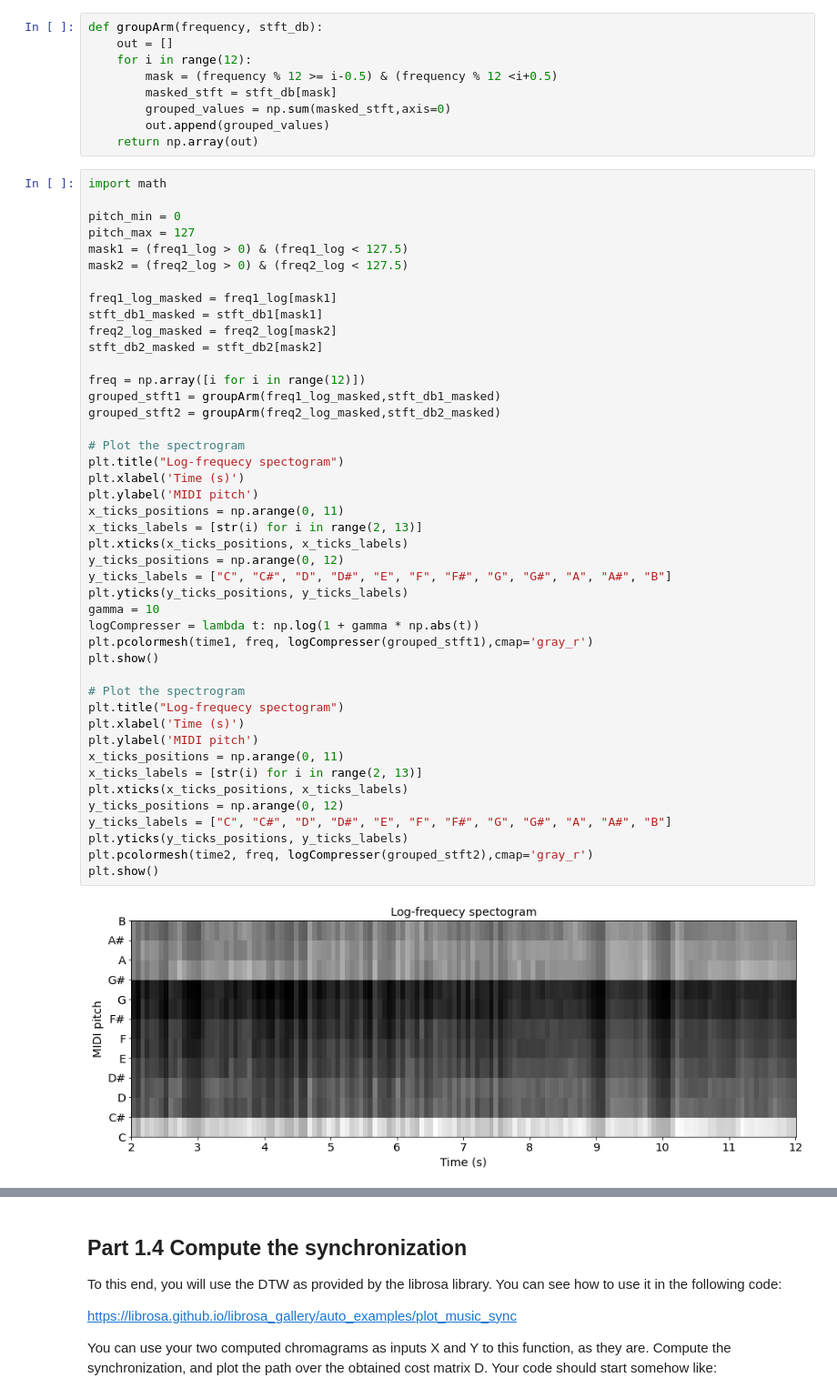
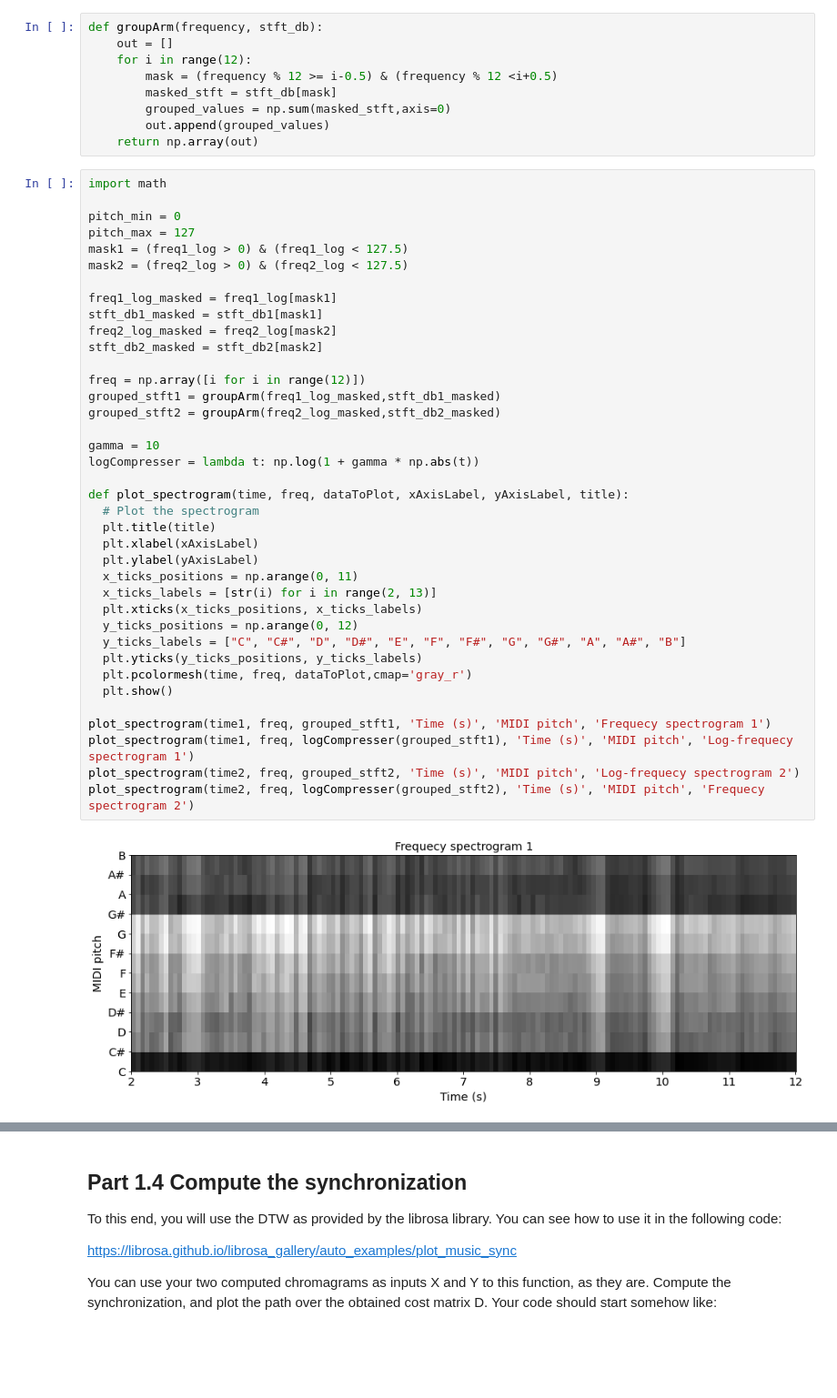
Before and after one commit to simoclemens/KTH-MusicInformaticsLabs, a Jupyter notebook: DT2470_lab03-1.ipynb, the cells around one changed output, grey strips where cells are left out. Shown at 91% size. Saved outputs shown, nothing was run; the diff lists cells and outputs as text; blank space fills up the shorter version.

```diff
--- a/DT2470_lab03-1.ipynb
+++ b/DT2470_lab03-1.ipynb
@@ -282,46 +282,40 @@ def groupArm(frequency, stft_db):
 # %%
 import math
 
 pitch_min = 0
 pitch_max = 127
 mask1 = (freq1_log > 0) & (freq1_log < 127.5)
 mask2 = (freq2_log > 0) & (freq2_log < 127.5)
 
 freq1_log_masked = freq1_log[mask1]
 stft_db1_masked = stft_db1[mask1]
 freq2_log_masked = freq2_log[mask2]
 stft_db2_masked = stft_db2[mask2]
 
 freq = np.array([i for i in range(12)])
 grouped_stft1 = groupArm(freq1_log_masked,stft_db1_masked)
 grouped_stft2 = groupArm(freq2_log_masked,stft_db2_masked)
 
-# Plot the spectrogram
-plt.title("Log-frequecy spectogram")
-plt.xlabel('Time (s)')
-plt.ylabel('MIDI pitch')
-x_ticks_positions = np.arange(0, 11)
-x_ticks_labels = [str(i) for i in range(2, 13)]
-plt.xticks(x_ticks_positions, x_ticks_labels)
-y_ticks_positions = np.arange(0, 12)
-y_ticks_labels = ["C", "C#", "D", "D#", "E", "F", "F#", "G", "G#", "A", "A#", "B"]
-plt.yticks(y_ticks_positions, y_ticks_labels)
 gamma = 10
 logCompresser = lambda t: np.log(1 + gamma * np.abs(t))
-plt.pcolormesh(time1, freq, logCompresser(grouped_stft1),cmap='gray_r')
-plt.show()
 
-# Plot the spectrogram
-plt.title("Log-frequecy spectogram")
-plt.xlabel('Time (s)')
-plt.ylabel('MIDI pitch')
-x_ticks_positions = np.arange(0, 11)
-x_ticks_labels = [str(i) for i in range(2, 13)]
-plt.xticks(x_ticks_positions, x_ticks_labels)
-y_ticks_positions = np.arange(0, 12)
-y_ticks_labels = ["C", "C#", "D", "D#", "E", "F", "F#", "G", "G#", "A", "A#", "B"]
-plt.yticks(y_ticks_positions, y_ticks_labels)
-plt.pcolormesh(time2, freq, logCompresser(grouped_stft2),cmap='gray_r')
-plt.show()
+def plot_spectrogram(time, freq, dataToPlot, xAxisLabel, yAxisLabel, title):
+  # Plot the spectrogram
+  plt.title(title)
+  plt.xlabel(xAxisLabel)
+  plt.ylabel(yAxisLabel)
+  x_ticks_positions = np.arange(0, 11)
+  x_ticks_labels = [str(i) for i in range(2, 13)]
+  plt.xticks(x_ticks_positions, x_ticks_labels)
+  y_ticks_positions = np.arange(0, 12)
+  y_ticks_labels = ["C", "C#", "D", "D#", "E", "F", "F#", "G", "G#", "A", "A#", "B"]
+  plt.yticks(y_ticks_positions, y_ticks_labels)
+  plt.pcolormesh(time, freq, dataToPlot,cmap='gray_r')
+  plt.show()
+
+plot_spectrogram(time1, freq, grouped_stft1, 'Time (s)', 'MIDI pitch', 'Frequecy spectrogram 1')
+plot_spectrogram(time1, freq, logCompresser(grouped_stft1), 'Time (s)', 'MIDI pitch', 'Log-frequecy spectrogram 1')
+plot_spectrogram(time2, freq, grouped_stft2, 'Time (s)', 'MIDI pitch', 'Log-frequecy spectrogram 2')
+plot_spectrogram(time2, freq, logCompresser(grouped_stft2), 'Time (s)', 'MIDI pitch', 'Frequecy spectrogram 2')
 # %% [output]
-[figure, old version]
+[figure, new version]
```
Also changed, not shown: parts of 1 cell of this notebook.
